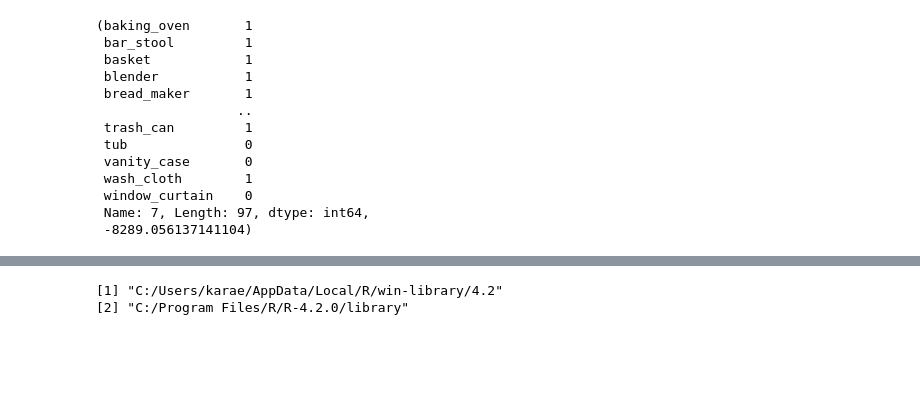
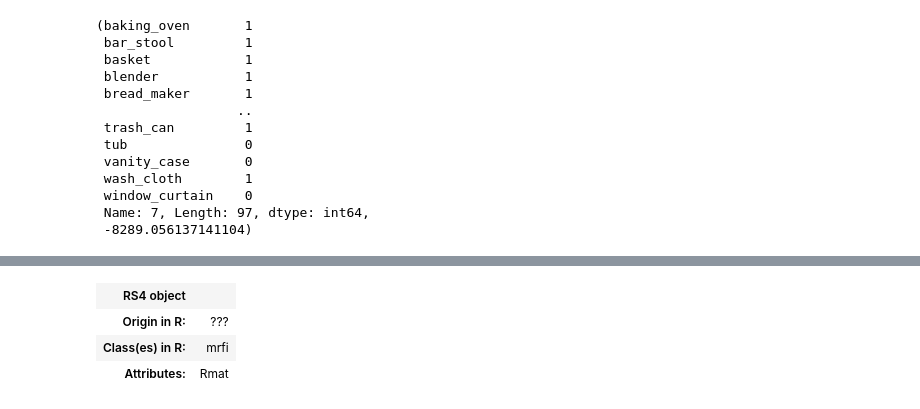
Before and after one commit to kjemery/vrrl, a Jupyter notebook: mrf/mrf_approximate_inference.ipynb, the cells around one changed output, grey strips where cells are left out. Cells and saved outputs as stored; diff of their text form; code cells hidden in the pictures; blank space fills up the shorter version.

```diff
--- a/mrf/mrf_approximate_inference.ipynb
+++ b/mrf/mrf_approximate_inference.ipynb
@@ -354,7 +342,0 @@ The downloaded binary packages are in
-# %%
-from rpy2.robjects.packages import importr
-base = importr('base')
-print(base._libPaths())
-# %% [output]
-[1] "C:/Users/karae/AppData/Local/R/win-library/4.2"
-[2] "C:/Program Files/R/R-4.2.0/library"
@@ -362,0 +343,9 @@ mrf2d = importr('mrf2d')
+# %%
+interact = mrf2d.mrfi(max_norm = 1)
+# %%
+interact
+# %% [output]
+| RS4 object |  |
+| Origin in R: | ??? |
+| Class(es) in R: | mrfi |
+| Attributes: | Rmat |
```
Also changed, not shown: parts of 16 cells of this notebook.
